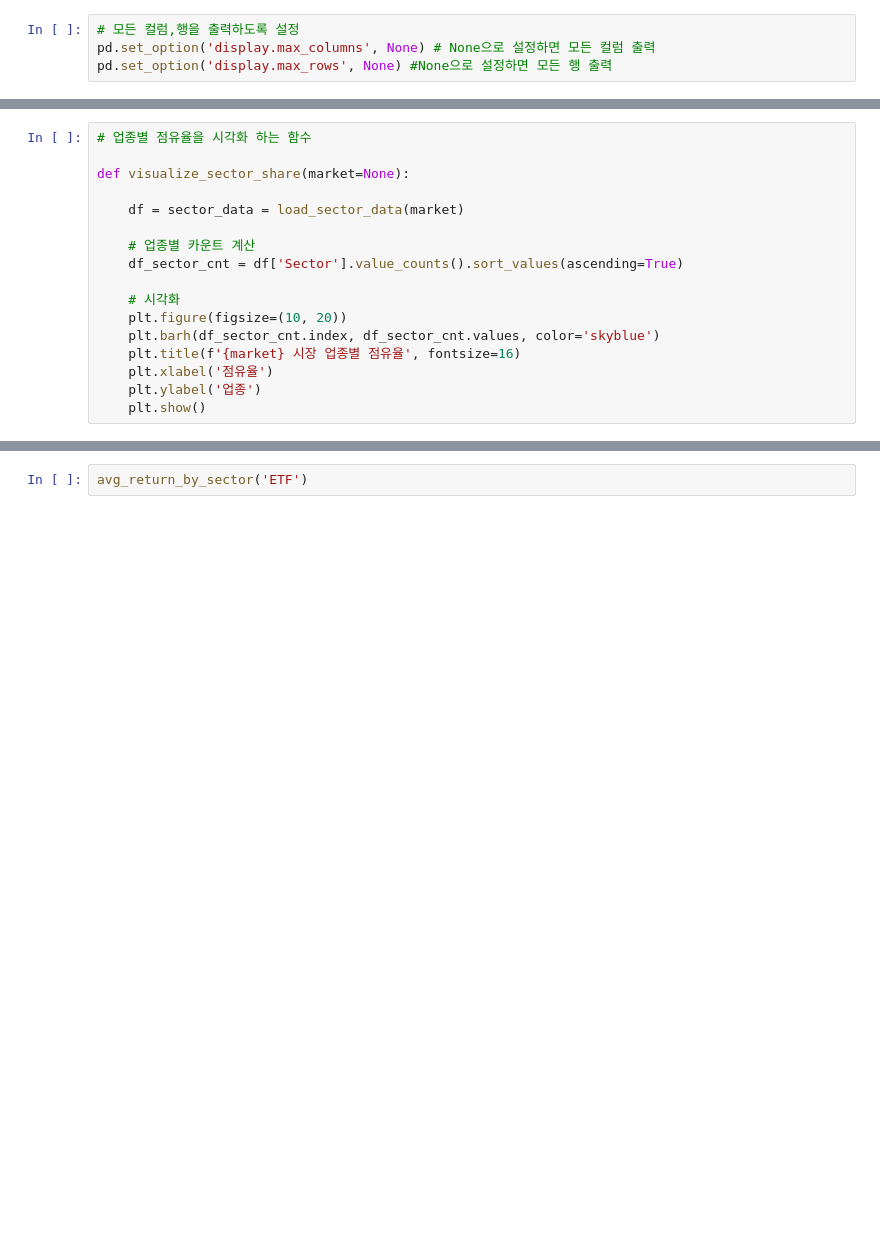
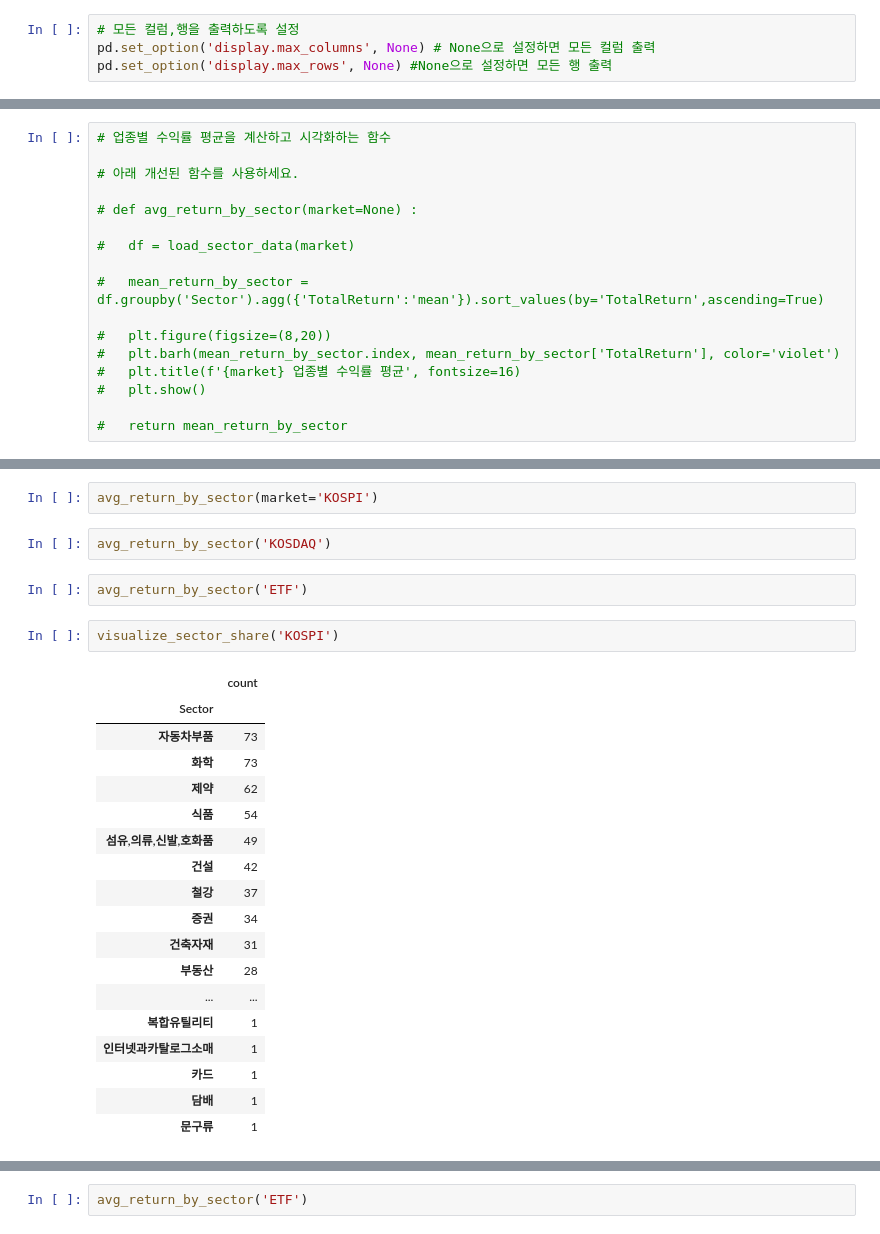
Before and after one commit to june2598/pythonstudy, a Jupyter notebook: project/sector_analysis(수익률).ipynb, the cells around one changed output, grey strips where cells are left out. Saved outputs shown, nothing was run; the diff lists cells and outputs as text; blank space fills up the shorter version.

```diff
--- a/project/sector_analysis(수익률).ipynb
+++ b/project/sector_analysis(수익률).ipynb
@@ -44,17 +91,17 @@ pd.set_option('display.max_rows', None) #None으로 설정하면 모든 행 출
 # %%
-# 업종별 점유율을 시각화 하는 함수
+# 업종별 수익률 평균을 계산하고 시각화하는 함수
 
-def visualize_sector_share(market=None):
+# 아래 개선된 함수를 사용하세요.
 
-    df = sector_data = load_sector_data(market)
+# def avg_return_by_sector(market=None) :
 
-    # 업종별 카운트 계산
-    df_sector_cnt = df['Sector'].value_counts().sort_values(ascending=True)
+#   df = load_sector_data(market)
 
-    # 시각화
-    plt.figure(figsize=(10, 20))
-    plt.barh(df_sector_cnt.index, df_sector_cnt.values, color='skyblue')
-    plt.title(f'{market} 시장 업종별 점유율', fontsize=16)
-    plt.xlabel('점유율')
-    plt.ylabel('업종')
-    plt.show()
+#   mean_return_by_sector = df.groupby('Sector').agg({'TotalReturn':'mean'}).sort_values(by='TotalReturn',ascending=True)
+
+#   plt.figure(figsize=(8,20))
+#   plt.barh(mean_return_by_sector.index, mean_return_by_sector['TotalReturn'], color='violet')
+#   plt.title(f'{market} 업종별 수익률 평균', fontsize=16)
+#   plt.show()
+
+#   return mean_return_by_sector
@@ -99,3 +171,30 @@ display(tmp)
+# %%
+avg_return_by_sector(market='KOSPI')
+# %%
+avg_return_by_sector('KOSDAQ')
+# %%
+avg_return_by_sector('ETF')
+# %%
+visualize_sector_share('KOSPI')
+# %% [output]
+|  | count |
+| Sector |  |
+| 자동차부품 | 73 |
+| 화학 | 73 |
+| 제약 | 62 |
+| 식품 | 54 |
+| 섬유,의류,신발,호화품 | 49 |
+| 건설 | 42 |
+| 철강 | 37 |
+| 증권 | 34 |
+| 건축자재 | 31 |
+| 부동산 | 28 |
+| ... | ... |
+| 복합유틸리티 | 1 |
+| 인터넷과카탈로그소매 | 1 |
+| 카드 | 1 |
+| 담배 | 1 |
+| 문구류 | 1 |
 # %%
 visualize_sector_share('ETF')
 # %% [output]
```
Also changed, not shown: parts of 7 cells of this notebook, 4 other files.
